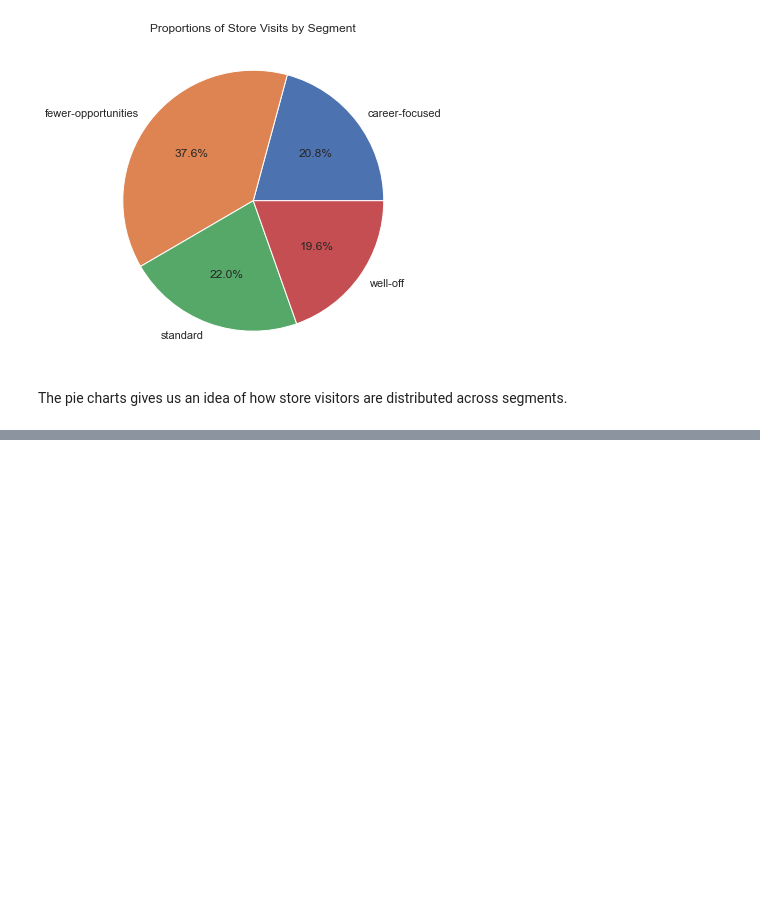
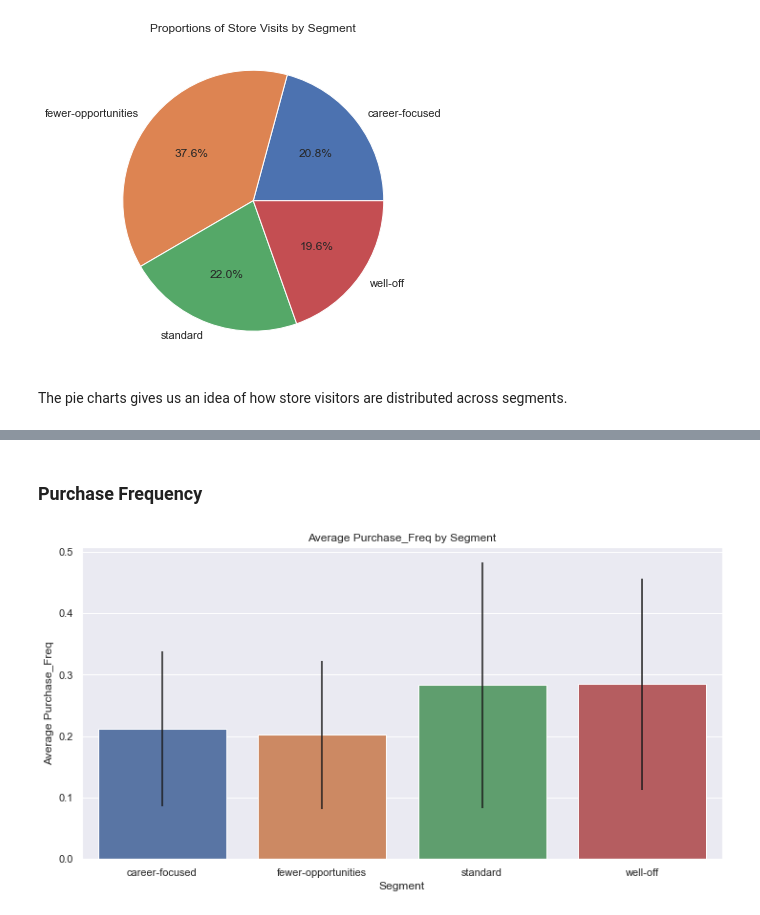
Before and after one commit to sheikhomar/customer-analytics, a Jupyter notebook: purchase_data_analysis.ipynb, the cells around one changed output, grey strips where cells are left out. Cells and saved outputs as stored; diff of their text form; code cells hidden in the pictures; blank space fills up the shorter version.

```diff
--- a/purchase_data_analysis.ipynb
+++ b/purchase_data_analysis.ipynb
@@ -169,0 +213,6 @@ The pie charts gives us an idea of how store visitors are distributed across seg
+# %% [markdown]
+### Purchase Frequency
+# %%
+plot_avg_and_std_per_segment(df_customer_stats, 'Purchase_Freq')
+# %% [output]
+[figure, added]
```
Also changed, not shown: parts of 10 cells of this notebook.
